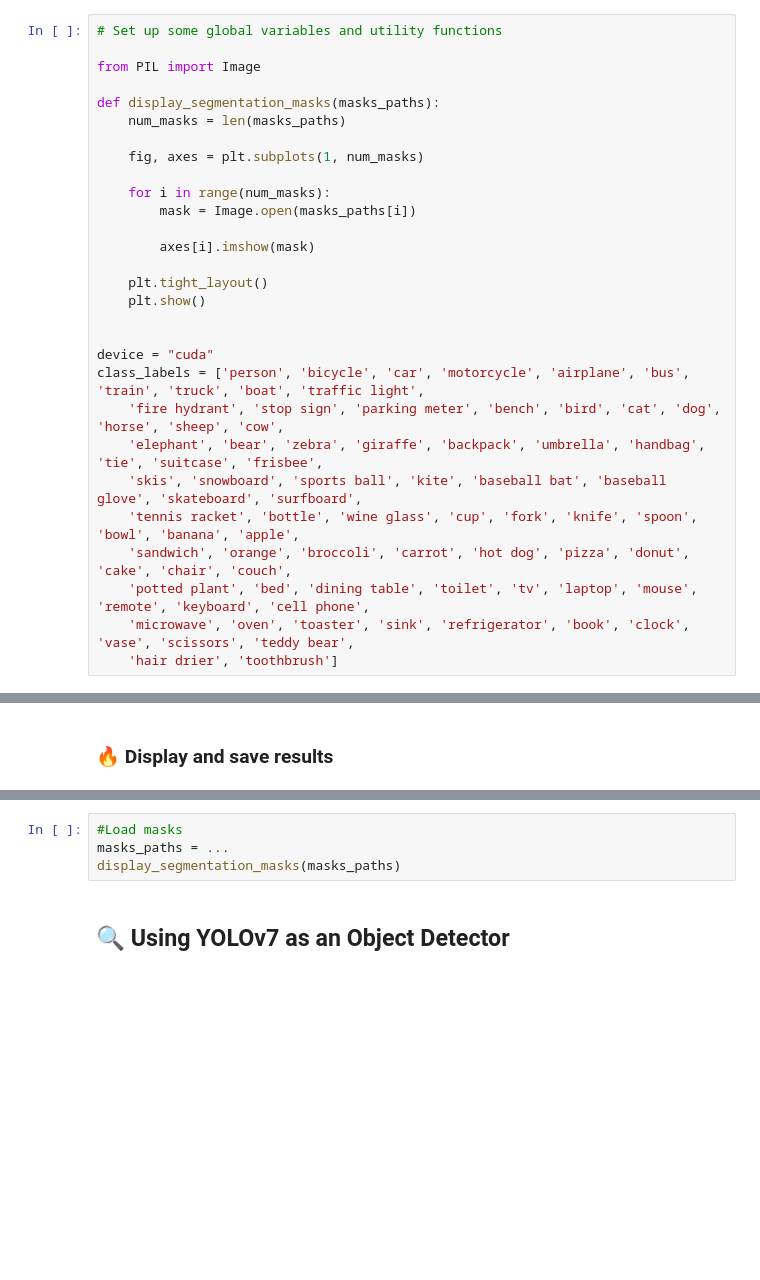
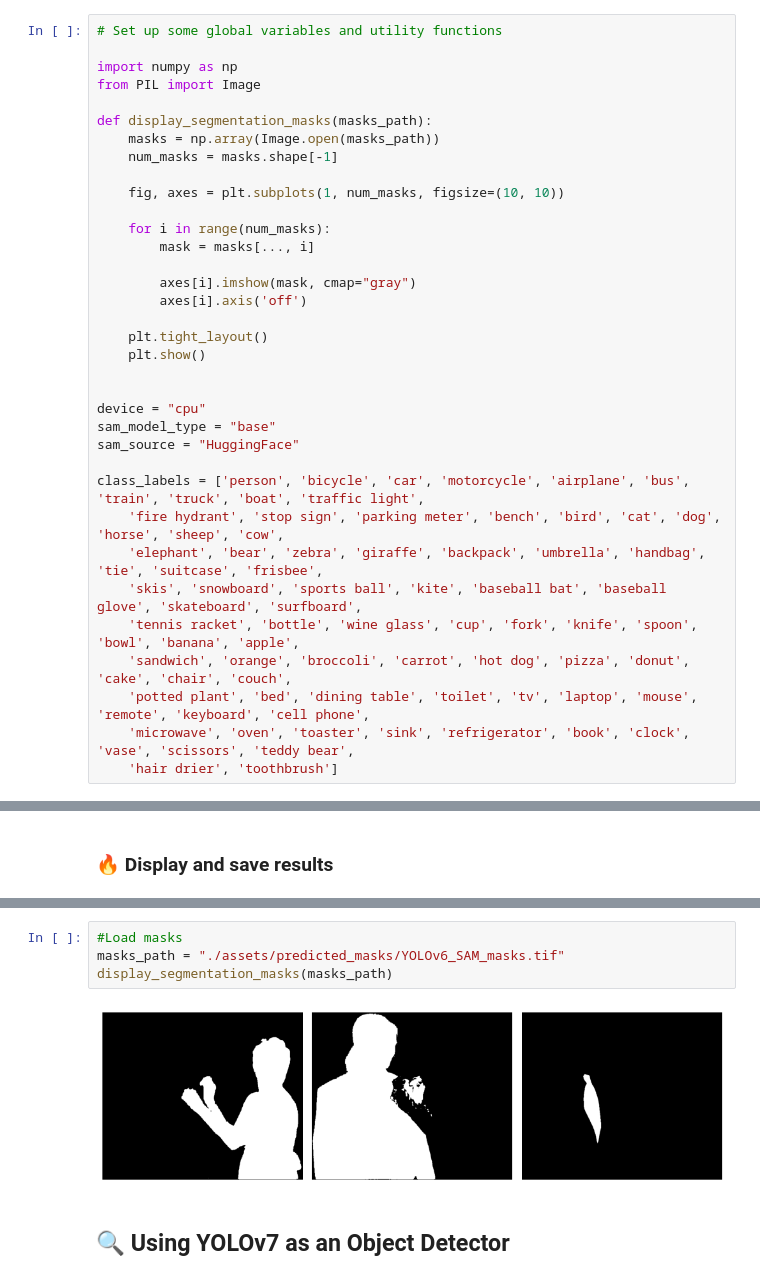
Before and after one commit to Jawher-Ben-Abdallah/SAMYOL, a Jupyter notebook: SAMYOL.ipynb, the cells around one changed output, grey strips where cells are left out. Saved outputs shown, nothing was run; the diff lists cells and outputs as text; blank space fills up the shorter version.

Commit message:
Add per mask saving for ipynb

```diff
--- a/SAMYOL.ipynb
+++ b/SAMYOL.ipynb
@@ -75,23 +75,29 @@ plt.imshow(raw_image)
 # %%
 # Set up some global variables and utility functions
 
+import numpy as np
 from PIL import Image
 
-def display_segmentation_masks(masks_paths):
-    num_masks = len(masks_paths)
+def display_segmentation_masks(masks_path):
+    masks = np.array(Image.open(masks_path))
+    num_masks = masks.shape[-1]
 
-    fig, axes = plt.subplots(1, num_masks)
+    fig, axes = plt.subplots(1, num_masks, figsize=(10, 10))
 
     for i in range(num_masks):
-        mask = Image.open(masks_paths[i])
+        mask = masks[..., i]
 
-        axes[i].imshow(mask)
+        axes[i].imshow(mask, cmap="gray")
+        axes[i].axis('off')
 
     plt.tight_layout()
     plt.show()
 
 
-device = "cuda"
+device = "cpu"
+sam_model_type = "base"
+sam_source = "HuggingFace"
+
 class_labels = ['person', 'bicycle', 'car', 'motorcycle', 'airplane', 'bus', 'train', 'truck', 'boat', 'traffic light',
     'fire hydrant', 'stop sign', 'parking meter', 'bench', 'bird', 'cat', 'dog', 'horse', 'sheep', 'cow',
     'elephant', 'bear', 'zebra', 'giraffe', 'backpack', 'umbrella', 'handbag', 'tie', 'suitcase', 'frisbee',
@@ -139,7 +151,9 @@ samyol_predictions.save(
 # %%
 #Load masks
-masks_paths = ...
-display_segmentation_masks(masks_paths)
+masks_path = "./assets/predicted_masks/YOLOv6_SAM_masks.tif"
+display_segmentation_masks(masks_path)
+# %% [output]
+[figure, added]
 # %% [markdown]
 ## 🔍 Using YOLOv7 as an Object Detector
 # %%
```
Also changed, not shown: parts of 19 cells of this notebook, 7 other files.
